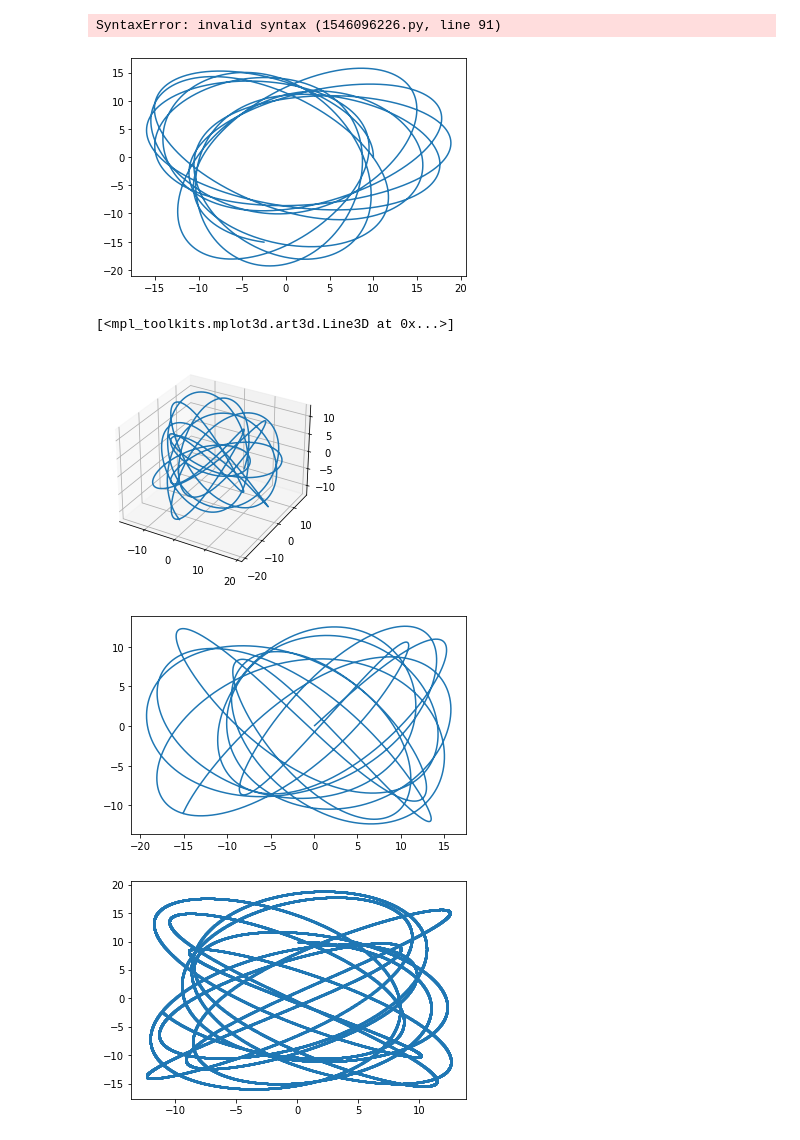
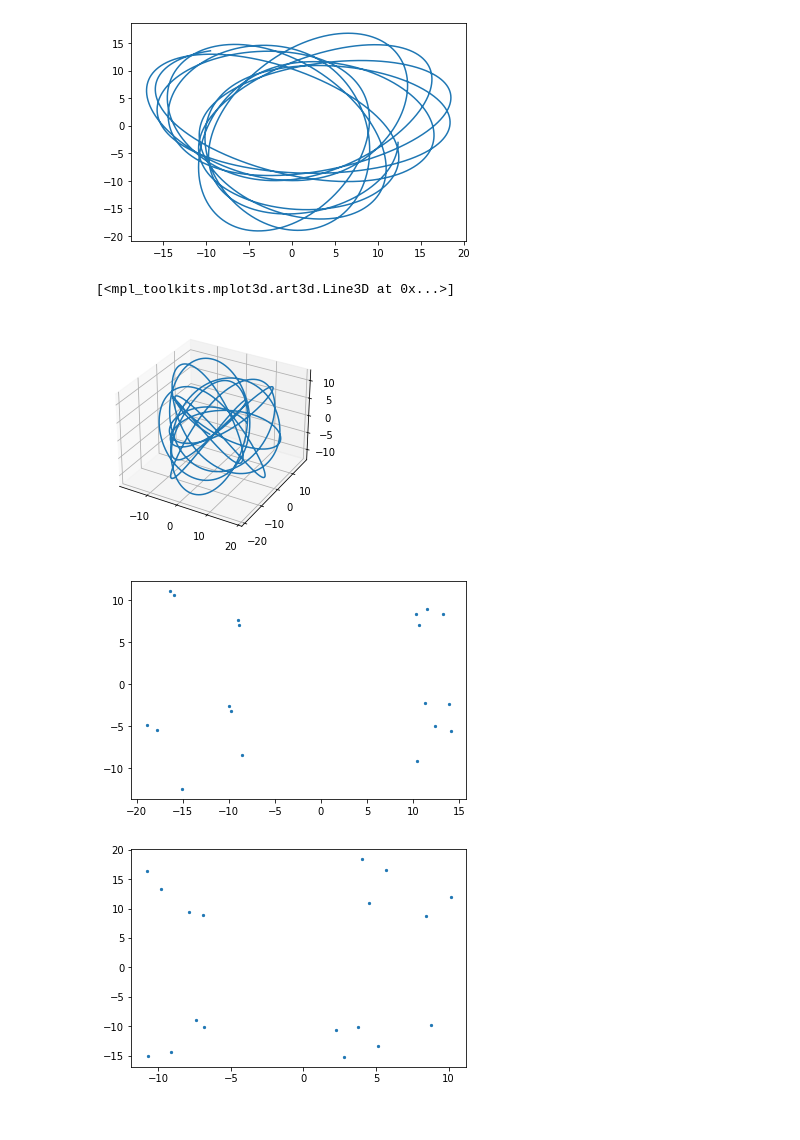
Before and after one commit to AlcideBlase/Chaos-hamiltonian, a Jupyter notebook: projet.ipynb, the cells around one changed output. Cells and saved outputs as stored; diff of their text form; code cells hidden in the pictures.

Commit message:
les coupes fonctionnent

```diff
--- a/projet.ipynb
+++ b/projet.ipynb
@@ -41,11 +41,6 @@ def acceleration_z(x,y,z):
 
 #step definition
 h=1e-3
-
-#Creations des variables de verification pour la coupe
-Verif_X = 0
-Verif_Y = 0
-Verif_Z = 0
 
 #Definition de l'endroit de la coupe
 C_x = 0
@@ -124,17 +119,15 @@ for k in np.arange (0,100,h):
         verif_X = (X[n-1]-C_x)*(X[n]-C_x)
         verif_Y = (Y[n-1]-C_y)*(Y[n]-C_y)
         verif_Z = (Z[n-1]-C_z)*(Z[n]-C_z)
-        if Verif_X <=0 :
+        if verif_X <=0 :
             Coupe_Xy.append(y)
             Coupe_Xz.append(z)
-        if Verif_Y <=0 :
+        if verif_Y <=0 :
             Coupe_Yz.append(z)
             Coupe_Yx.append(x)
-        if Verif_Z <=0 :
+        if verif_Z <=0 :
             Coupe_Zx.append(x)
             Coupe_Zy.append(y)
-# %% [output]
-SyntaxError: invalid syntax (1546096226.py, line 91)
 # %%
 plt.figure()
 
@@ -142,30 +135,30 @@ plt.plot(X,Y)
 
 plt.show()
 # %% [output]
-[figure, old version]
+[figure, new version]
 # %%
 fig = plt.figure()
 ax = plt.axes(projection='3d')
 ax.plot3D(X, Y, Z)
 # %% [output]
 [<mpl_toolkits.mplot3d.art3d.Line3D at 0x...>]
-[figure, old version]
+[figure, new version]
 # %%
 plt.figure()
 
-plt.plot(Coupe_Xy,Coupe_Xz, 'ro')
+plt.scatter(Coupe_Xy,Coupe_Xz,s=5)
 
 plt.show()
 # %% [output]
-[figure, old version]
+[figure, new version]
 # %%
 plt.figure()
 
-plt.scatter(Coupe_Yz,Coupe_Yx,s=1)
+plt.scatter(Coupe_Yz,Coupe_Yx,s=5)
 
 plt.show()
 # %% [output]
-[figure, old version]
+[figure, new version]
 # %%
 plt.figure()
 
```
Also changed, not shown: parts of 1 cell of this notebook.
